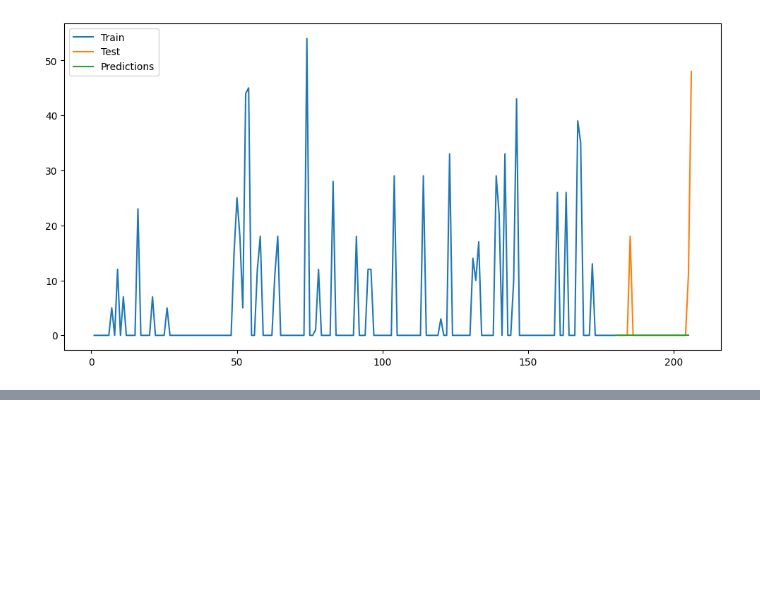
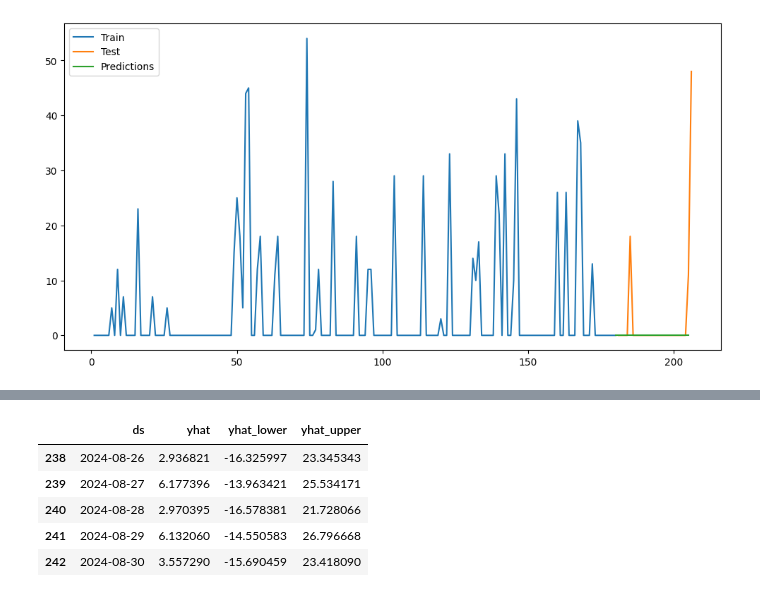
Before and after one commit to naveen-malla/Customer-Segmentation-and-SKU-Forecasting, a Jupyter notebook: sku_forecasting.ipynb, the cells around one changed output, grey strips where cells are left out. Saved outputs shown, nothing was run; the diff lists cells and outputs as text; code cells hidden in the pictures; blank space fills up the shorter version.

```diff
--- a/sku_forecasting.ipynb
+++ b/sku_forecasting.ipynb
@@ -279,3 +279,16 @@ plt.show()
 # %% [output]
 Test RMSE: 10.283
 [figure]
+# %%
+# now we use prophet to train and forecast
+# read the data
+df = pd.read_csv('data/sales.csv')
+df = df.drop(['order_number', 'customer_number', 'type', 'month', 'category', 'revenue', 'customer_source', 'order_source'], axis=1)
+df['order_date'] = pd.to_datetime(df['order_date'])
+df['day'] = df['order_date'].dt.date
+
+# get the data for item KE0001
+df_ke0001 = df[df['item_number'] == 'KE0001']
+df_ke0001 = df_ke0001.groupby('day').agg({'quantity':'sum'}).reset_index()
+df_ke0001.columns = ['ds', 'y']
+print(df_ke0001)
@@ -281,0 +363,11 @@ Test RMSE: 10.283
+# %%
+# Forecast the next 30 days
+forecast = model.predict(future_dates)
+forecast[['ds', 'yhat', 'yhat_lower', 'yhat_upper']].tail()
+# %% [output]
+|  | ds | yhat | yhat_lower | yhat_upper |
+| 238 | 2024-08-26 | 2.936821 | -16.325997 | 23.345343 |
+| 239 | 2024-08-27 | 6.177396 | -13.963421 | 25.534171 |
+| 240 | 2024-08-28 | 2.970395 | -16.578381 | 21.728066 |
+| 241 | 2024-08-29 | 6.132060 | -14.550583 | 26.796668 |
+| 242 | 2024-08-30 | 3.557290 | -15.690459 | 23.418090 |
```
Also changed, not shown: parts of 8 cells of this notebook.
